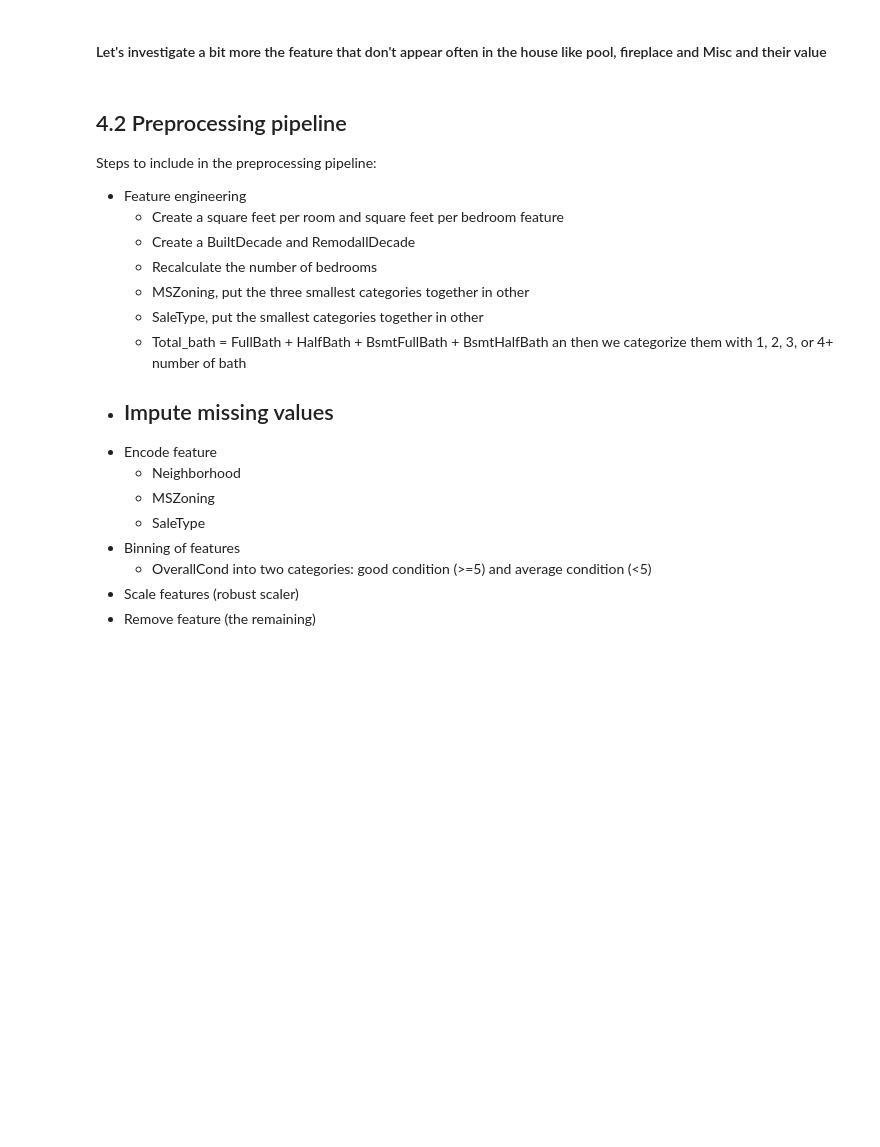
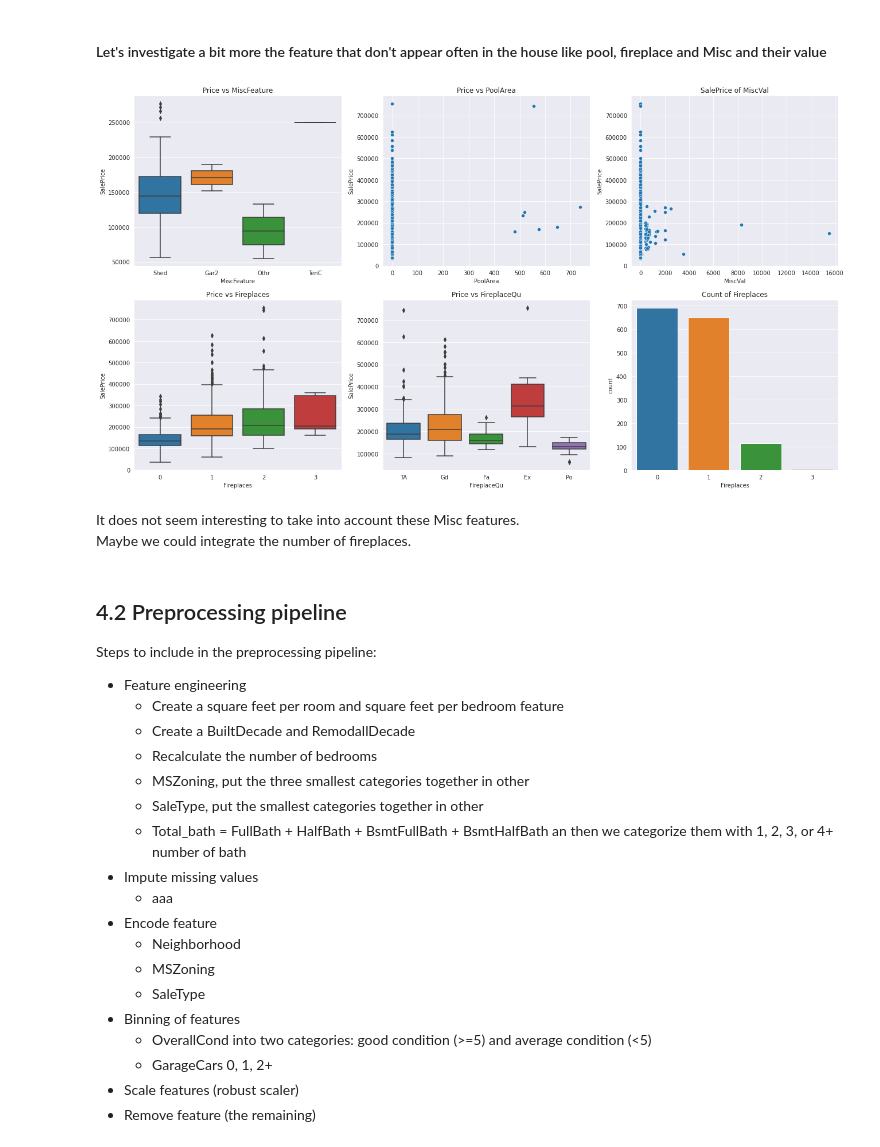
Before and after one commit to max-lutz/Kaggle_competitions, a Jupyter notebook: house-price-regression-full-eda-ml-workflow.ipynb, the cells around one changed output. Saved outputs shown, nothing was run; the diff lists cells and outputs as text; code cells hidden in the pictures; blank space fills up the shorter version.

```diff
--- a/house-price-regression-full-eda-ml-workflow.ipynb
+++ b/house-price-regression-full-eda-ml-workflow.ipynb
@@ -523,5 +535,24 @@ The total size of the porch does not seem to be a good estimator of the SalePric
 # %% [markdown]
 #### Let's investigate a bit more the feature that don't appear often in the house like pool, fireplace and Misc and their value
+# %%
+fig, ax = plt.subplots(2,3, figsize=(22,12))
+sns.boxplot(x="MiscFeature", y="SalePrice", data=dataset_train, ax=ax[0][0])
+ax[0][0].set_title('Price vs MiscFeature');
+sns.scatterplot(x="PoolArea", y="SalePrice", data=dataset_train, ax=ax[0][1])
+ax[0][1].set_title('Price vs PoolArea');
+sns.scatterplot(x="MiscVal", y="SalePrice", data=dataset_train, ax=ax[0][2])
+ax[0][2].set_title('SalePrice of MiscVal');
+sns.boxplot(x="Fireplaces", y="SalePrice", data=dataset_train, ax=ax[1][0])
+ax[1][0].set_title('Price vs Fireplaces');
+sns.boxplot(x="FireplaceQu", y="SalePrice", data=dataset_train, ax=ax[1][1])
+ax[1][1].set_title('Price vs FireplaceQu');
+sns.countplot(x="Fireplaces", data=dataset_train, ax=ax[1][2])
+ax[1][2].set_title('Count of Fireplaces');
+# %% [output]
+[figure, added]
+# %% [markdown]
+It does not seem interesting to take into account these Misc features. <br>
+Maybe we could integrate the number of fireplaces.
 # %% [markdown]
 ## 4.2 Preprocessing pipeline
 
@@ -534,13 +565,14 @@ Steps to include in the preprocessing pipeline:
     - SaleType, put the smallest categories together in other
     - Total_bath = FullBath + HalfBath + BsmtFullBath + BsmtHalfBath an then we categorize them with 1, 2, 3, or 4+ number of bath
 - Impute missing values
-    -
+    - aaa
 - Encode feature
     - Neighborhood
     - MSZoning
     - SaleType
 - Binning of features
     - OverallCond into two categories: good condition (>=5) and  average condition (<5)
+    - GarageCars 0, 1, 2+
 - Scale features (robust scaler)
 - Remove feature (the remaining)
 # %%
```
Also changed, not shown: parts of 3 cells of this notebook.
